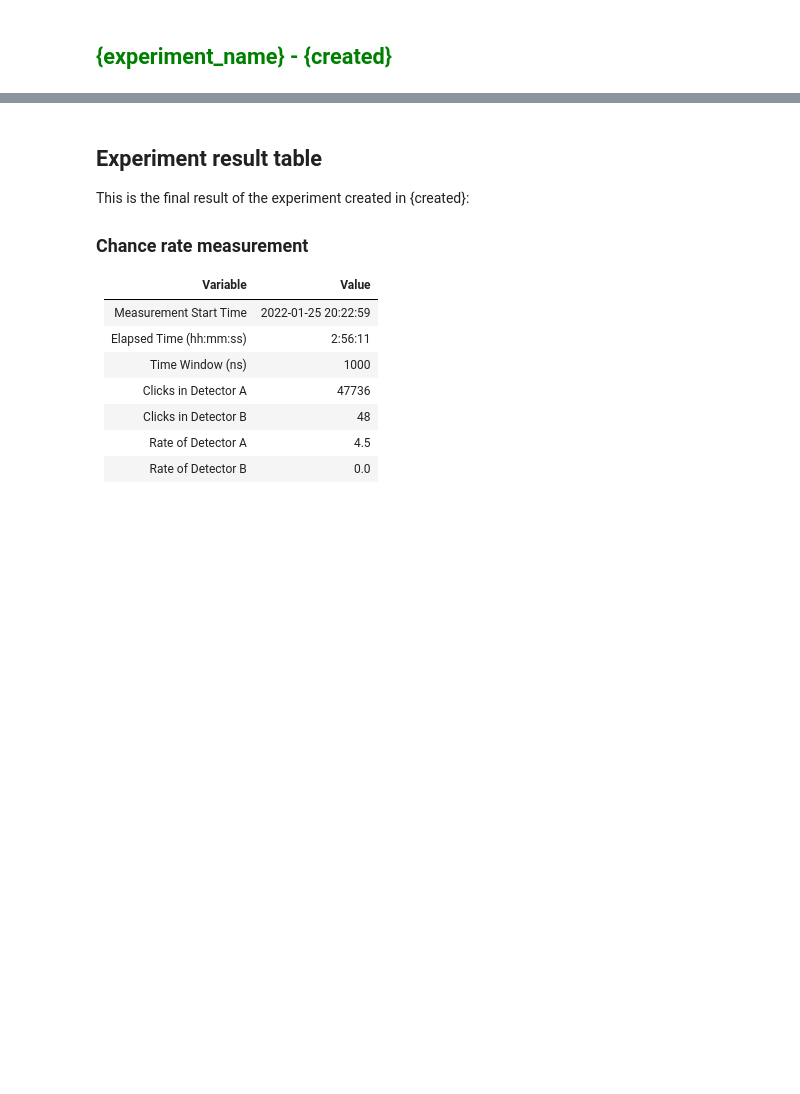
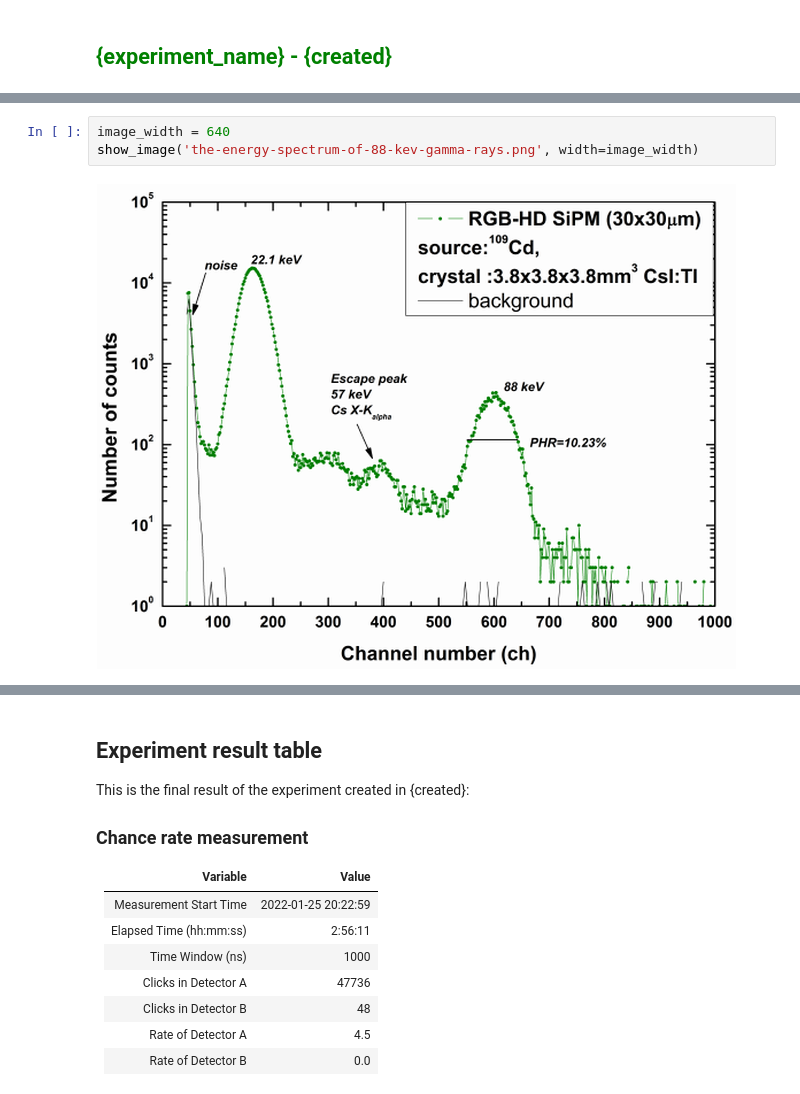
Before and after one commit to markomanninen/tandempiercerexperiment, a Jupyter notebook: report_template/report_template.ipynb, the cells around one changed output, grey strips where cells are left out. Cells and saved outputs as stored; diff of their text form; blank space fills up the shorter version.

```diff
--- a/report_template/report_template.ipynb
+++ b/report_template/report_template.ipynb
@@ -227,0 +89,5 @@ show_image('tandem_source_coincidence_setup.jpg')
+# %%
+image_width = 640
+show_image('the-energy-spectrum-of-88-kev-gamma-rays.png', width=image_width)
+# %% [output]
+[figure, added]
```
Also changed, not shown: parts of 56 cells of this notebook.
